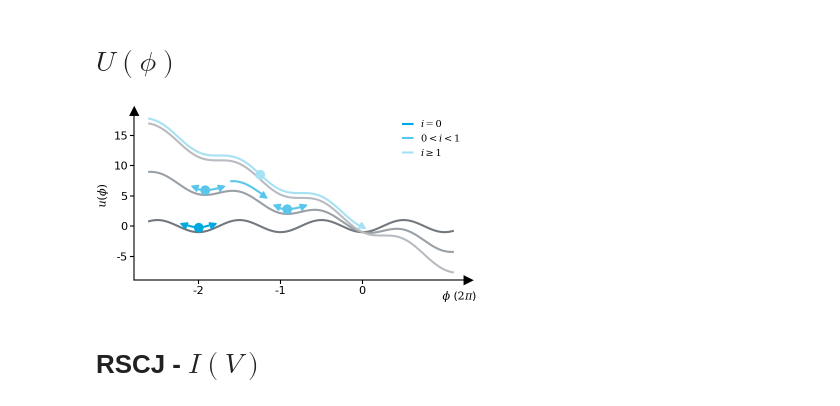
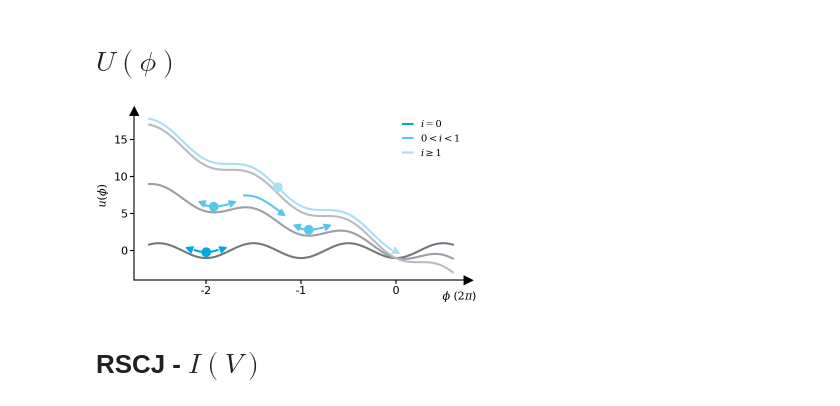
Before and after one commit to schmampf/dissertation, a Jupyter notebook: theory/macro/macro.ipynb, the cells around one changed output. Drawn from its saved outputs; the diff is of its cells as text; code cells hidden in the pictures.

```diff
--- a/theory/macro/macro.ipynb
+++ b/theory/macro/macro.ipynb
@@ -382,7 +382,7 @@ theory_layout(fig, ax, title, xlabel, ylabel)
 # $U(\phi)$
 # %%
 I = np.array([0, 0.5, 0.99])
-phi = np.linspace(-2.6, 1.1, 371)
+phi = np.linspace(-2.6, 0.6, 321)
 phi_pi = phi * 2 * np.pi
 U_phi = np.zeros((phi.shape[0], I.shape[0]))
 for j, i in enumerate(I):
@@ -468,12 +468,13 @@ ax.plot(phi, U_phi_2_move, color=seeblau35)
 ax.plot(phi, U_phi_1b_move, color=seeblau65)
 ax.plot(phi, U_phi_jump, color=jump_color)
 
+s = 20
+
 # marker phase slip
 ms = MarkerStyle(">")
 ms._transform = ms.get_transform().rotate_deg(-35)
-ax.scatter([-1.2], [5], marker=ms, s=20, color=jump_color, clip_on=False)
+ax.scatter([-1.2], [5], marker=ms, s=s, color=jump_color, clip_on=False)
 
-s = 20
 # marker stable phase
 ms = MarkerStyle(">")
 ms._transform = ms.get_transform().rotate_deg(20)
@@ -521,34 +522,34 @@ ax.scatter([0], [-0.1], marker=ms, s=s, color=seeblau35, clip_on=False)
 ax.plot(x_ball0, y_ball0, "o", color=seeblau100, clip_on=False)
 ax.plot(x_ball1a, y_ball1a, "o", color=seeblau65, clip_on=False)
 ax.plot(x_ball1b, y_ball1b, "o", color=seeblau65, clip_on=False)
 ax.plot(x_ball2, y_ball2, "o", color=seeblau35, clip_on=False)
 
 seegraus = [seegrau80, seegrau65, seegrau35]
 for j, i in enumerate(I):
     ax.plot(phi, U_phi[:, j], color=seegraus[j], zorder=0)
 
 ax.set_xticks([-2, -1, 0])
 # ax.set_yticks([])
 ax.legend(
     ["$i=0$", "$0 < i < 1$", "$i\\geq 1$"],
     # ["$i=0$", "$i \\in [0, 1]$", "$i\\geq 1$"],
     # title="$i=$",
     handlelength=1.0,
     loc="upper right",
     frameon=False,
     fontsize=7,
     title_fontsize=7,
     ncols=1,
     columnspacing=1.0,
 )
 
 title = "u-phi"
 xlabel = "$\\phi$ ($2\\pi$)"
 ylabel = "$u (\\phi)$"
 
 theory_layout(fig, ax, title, xlabel, ylabel)
 # %% [output]
-[figure, old version]
+[figure, new version]
 # %% [markdown]
 # RSCJ - $I(V)$
 # %%
```
Also changed, not shown: 2 other files.
